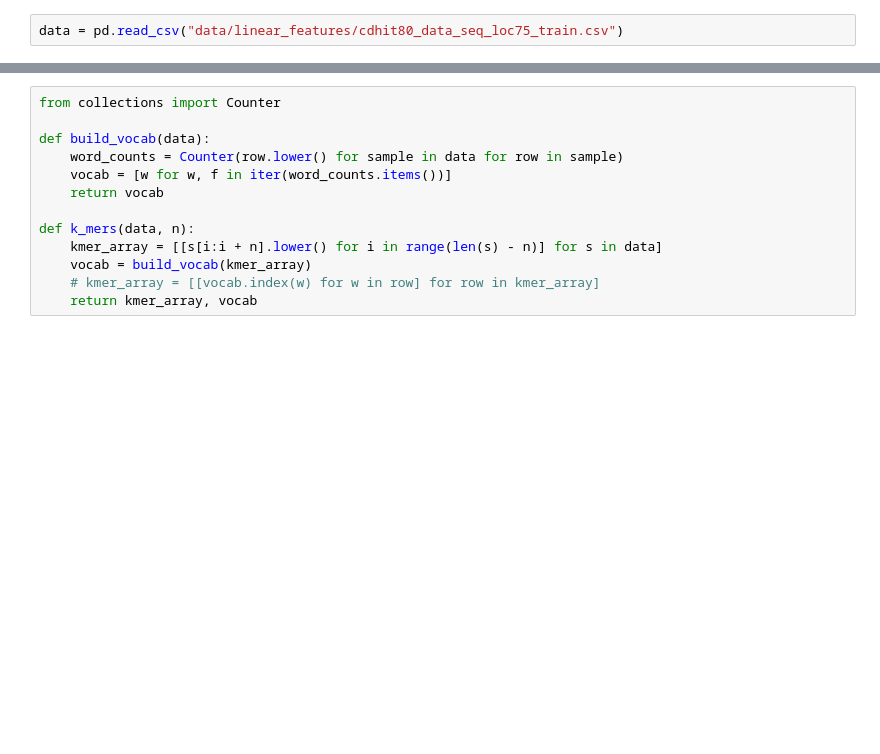
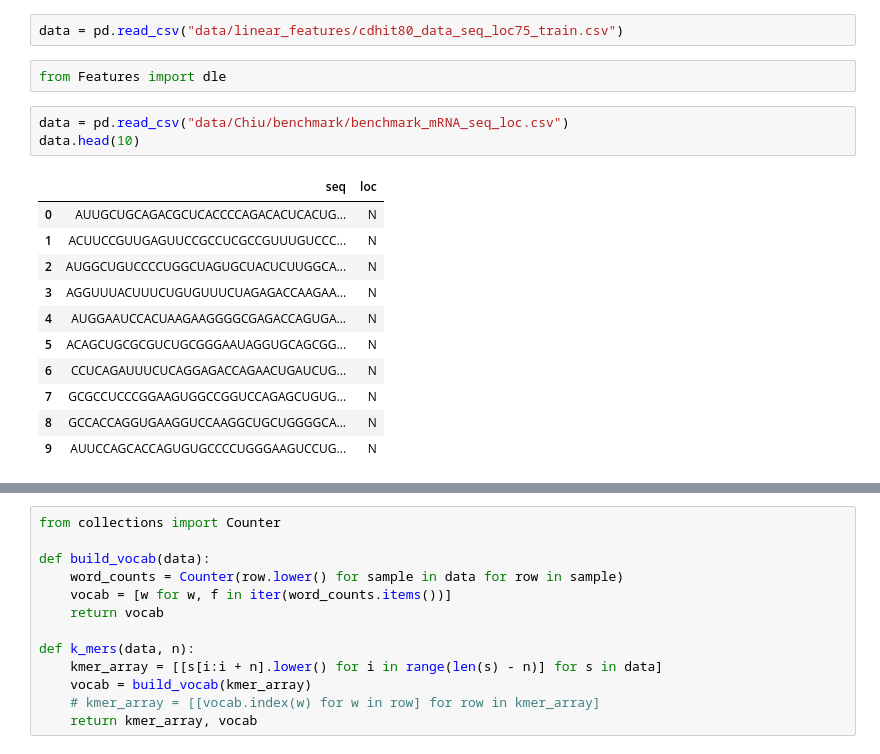
Before and after one commit to JiandeWuu/sixthTool, a Jupyter notebook: Features.ipynb, the cells around one changed output, grey strips where cells are left out. Saved outputs shown, nothing was run; the diff lists cells and outputs as text; blank space fills up the shorter version.

```diff
--- a/Features.ipynb
+++ b/Features.ipynb
@@ -7,2 +43,19 @@ import matplotlib.pyplot as plt
 # %%
 data = pd.read_csv("data/linear_features/cdhit80_data_seq_loc75_train.csv")
+# %%
+from Features import dle
+# %%
+data = pd.read_csv("data/Chiu/benchmark/benchmark_mRNA_seq_loc.csv")
+data.head(10)
+# %% [output]
+|  | seq | loc |
+| 0 | AUUGCUGCAGACGCUCACCCCAGACACUCACUG... | N |
+| 1 | ACUUCCGUUGAGUUCCGCCUCGCCGUUUGUCCC... | N |
+| 2 | AUGGCUGUCCCCUGGCUAGUGCUACUCUUGGCA... | N |
+| 3 | AGGUUUACUUUCUGUGUUUCUAGAGACCAAGAA... | N |
+| 4 | AUGGAAUCCACUAAGAAGGGGCGAGACCAGUGA... | N |
+| 5 | ACAGCUGCGCGUCUGCGGGAAUAGGUGCAGCGG... | N |
+| 6 | CCUCAGAUUUCUCAGGAGACCAGAACUGAUCUG... | N |
+| 7 | GCGCCUCCCGGAAGUGGCCGGUCCAGAGCUGUG... | N |
+| 8 | GCCACCAGGUGAAGGUCCAAGGCUGCUGGGGCA... | N |
+| 9 | AUUCCAGCACCAGUGUGCCCCUGGGAAGUCCUG... | N |
```
Also changed, not shown: parts of 8 cells of this notebook, 18 other files.
